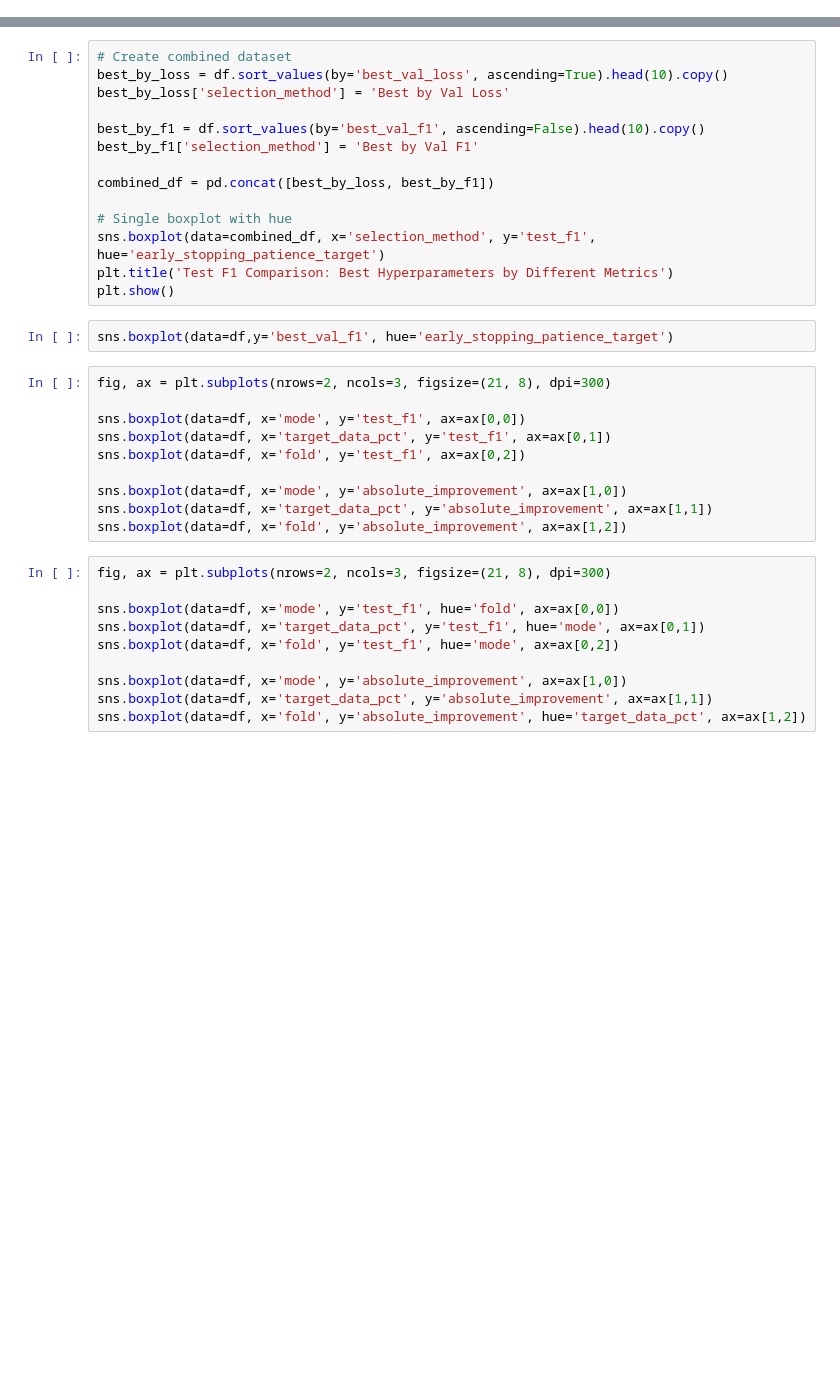
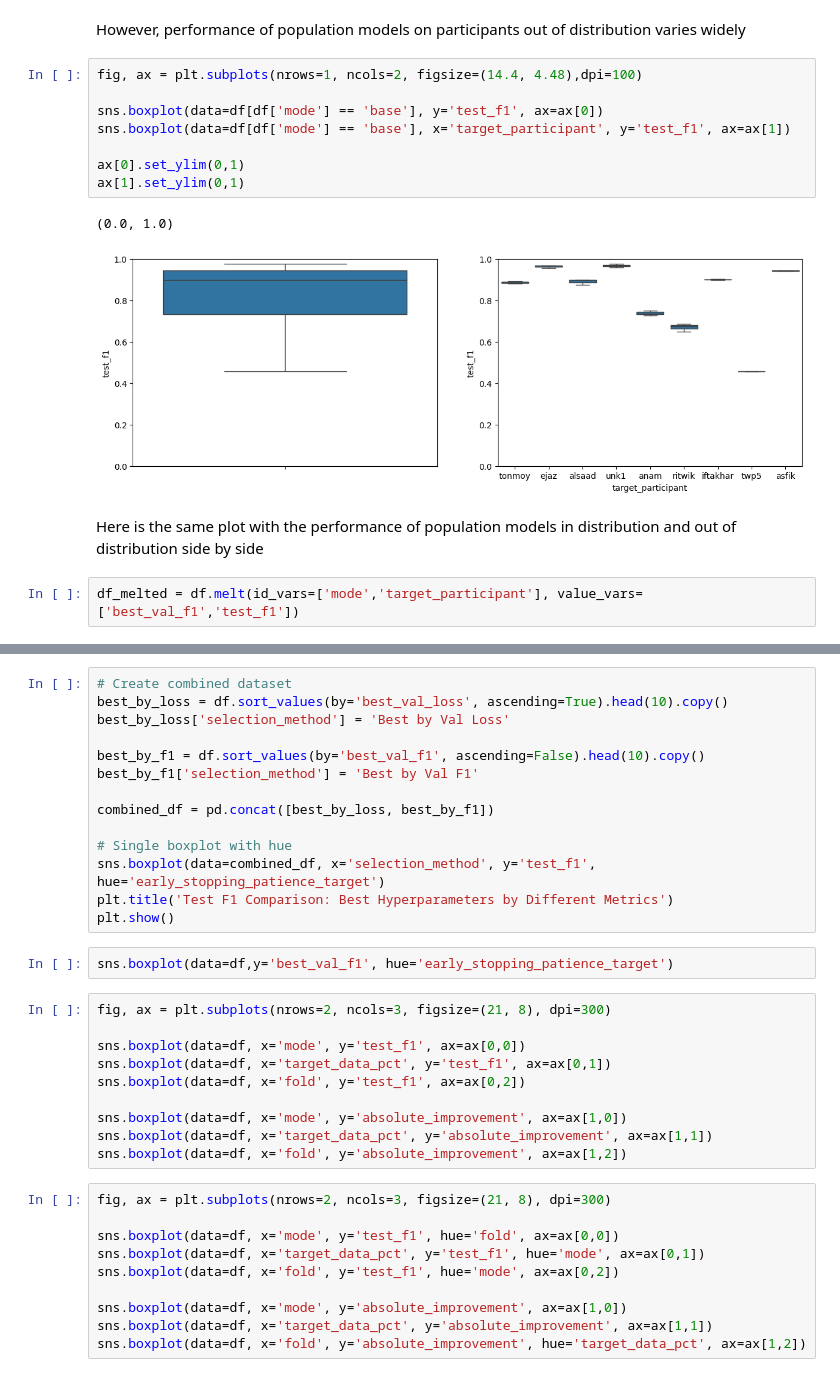
Before and after one commit to smithandrewk/ml-customization, a Jupyter notebook: eval_two_stage.ipynb, the cells around one changed output, grey strips where cells are left out. Cells and saved outputs as stored; diff of their text form; blank space fills up the shorter version.

```diff
--- a/eval_two_stage.ipynb
+++ b/eval_two_stage.ipynb
@@ -85,0 +86,17 @@ sns.boxplot(data=df, x='use_dilation', y='best_val_f1', hue='dropout', ax=ax[2,0
+# %% [markdown]
+However, performance of population models on participants out of distribution varies widely
+# %%
+fig, ax = plt.subplots(nrows=1, ncols=2, figsize=(14.4, 4.48),dpi=100)
+
+sns.boxplot(data=df[df['mode'] == 'base'], y='test_f1', ax=ax[0])
+sns.boxplot(data=df[df['mode'] == 'base'], x='target_participant', y='test_f1', ax=ax[1])
+
+ax[0].set_ylim(0,1)
+ax[1].set_ylim(0,1)
+# %% [output]
+(0.0, 1.0)
+[figure, added]
+# %% [markdown]
+Here is the same plot with the performance of population models in distribution and out of distribution side by side
+# %%
+df_melted = df.melt(id_vars=['mode','target_participant'], value_vars=['best_val_f1','test_f1'])
```
Also changed, not shown: parts of 31 cells of this notebook, 15 other files.
